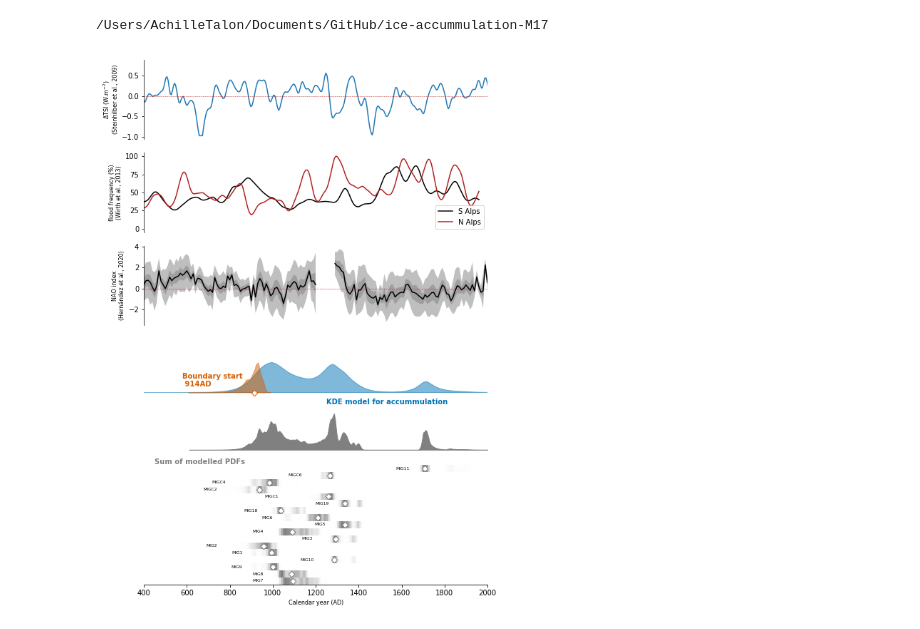
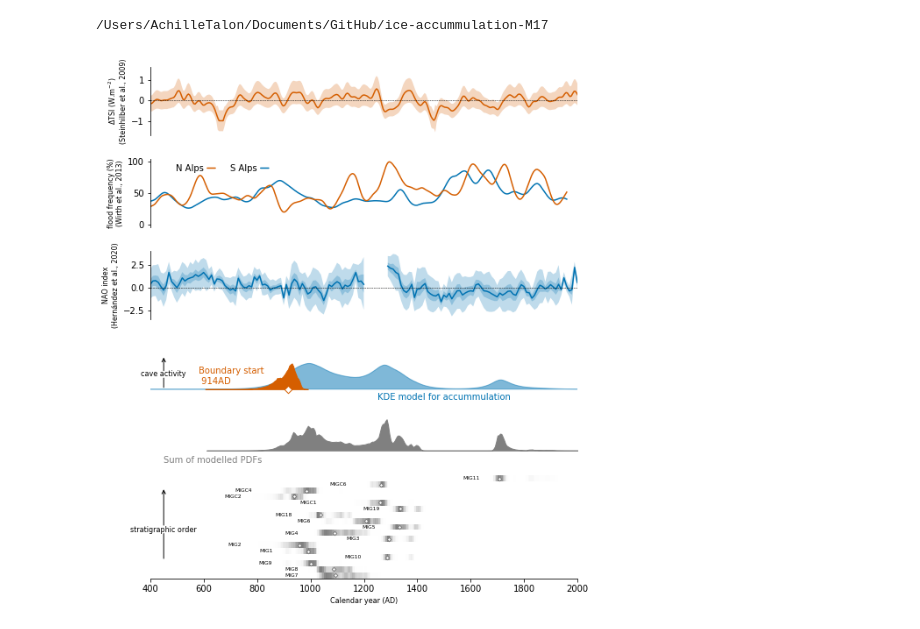
Before and after one commit to tr1813/ice-accummulation-M17, a Jupyter notebook: notebooks/oxcal_model_plotter.ipynb, the cells around one changed output. Saved outputs shown, nothing was run; the diff lists cells and outputs as text; code cells hidden in the pictures.

Commit message:
update age model plotter

```diff
--- a/notebooks/oxcal_model_plotter.ipynb
+++ b/notebooks/oxcal_model_plotter.ipynb
@@ -54,8 +54,11 @@ tsi['age_AD'] = 1950 - tsi['year_BP']
 def plotTSI(ax):
 
     # plot the data
-    ax.plot(tsi['age_AD'].to_numpy(),tsi['dTSI'].to_numpy(),label = '$\Delta$TSI')
-    ax.axhline(y=0,color = 'firebrick', lw = 0.5,ls = '--')
+    ax.plot(tsi['age_AD'].to_numpy(),tsi['dTSI'].to_numpy(),label = '$\Delta$TSI',color = colors[3])
+    ax.fill_between(tsi['age_AD'].to_numpy(),y1=tsi['dTSI'].to_numpy()-tsi['dTSI_sigma'].to_numpy(),
+                    y2 = tsi['dTSI'].to_numpy()+ tsi['dTSI_sigma'].to_numpy(),
+                    label = 'TSI',facecolor=colors[3],alpha = 0.25)
+    ax.axhline(y=0,color = 'black', lw = 0.5,ls = '--')
     # ax limits
     ax.set_xlim(400,2000)
 
@@ -77,17 +80,17 @@ def plotNAO(ax):
     # plot the data
     for nao in (nao_pre,nao_post):
 
-        ax.plot(nao['Age [a AD]'].to_numpy(),nao['NAO (median NAO value)'].to_numpy(),label = 'NAO',color = 'black')
+        ax.plot(nao['Age [a AD]'].to_numpy(),nao['NAO (median NAO value)'].to_numpy(),label = 'NAO',color = colors[0])
         #
         ax.fill_between(nao['Age [a AD]'].to_numpy(),y1=nao['Uncertainty [±] (high limit of the 50% of unce...)'].to_numpy(),
                     y2 = nao['Uncertainty [±] (low limit of the 50% of uncer...)'].to_numpy(),
-                    label = 'NAO',facecolor='grey',alpha = 0.5)
+                    label = 'NAO',facecolor=colors[0],alpha = 0.25)
         ax.fill_between(nao['Age [a AD]'].to_numpy(),y1=nao['Uncertainty [±] (high limit of the 95% of unce...)'].to_numpy(),
                     y2 = nao['Uncertainty [±] (low limit of the 95% of uncer...)'].to_numpy(),
-                    label = 'NAO',facecolor='grey', alpha = 0.5)
+                    label = 'NAO',facecolor=colors[0], alpha = 0.25)
 
 
-    ax.axhline(y=0,color = 'firebrick', lw = 0.5,ls = '--')
+    ax.axhline(y=0,color = 'black', lw = 0.5,ls = '--')
     # ax limits
     ax.set_xlim(400,2000)
 
@@ -106,8 +109,8 @@ def plotNAO(ax):
 def plotFloods(ax):
 
     # plot the data for northern and southern alps
-    ax.plot(floods['age_AD'].to_numpy(),floods['s_alps'].to_numpy(),color = 'black', label = 'S Alps')
-    ax.plot(floods['age_AD'].to_numpy(),floods['n_alps'].to_numpy(),color = 'firebrick',label = 'N Alps')
+    ax.plot(floods['age_AD'].to_numpy(),floods['s_alps'].to_numpy(),color = colors[0], label = 'S Alps')
+    ax.plot(floods['age_AD'].to_numpy(),floods['n_alps'].to_numpy(),color = colors[3],label = 'N Alps')
 
     # axis limits
     ax_flood.set_xlim(400,2000)
@@ -122,12 +125,12 @@ def plotFloods(ax):
     ax.xaxis.set_tick_params(bottom=False)
     ax.set_ylabel("flood frequency (%)\n(Wirth et al., 2013)",**{'size':8})
 
-    # axis legend
-    ax.legend(loc='best')
+    ax.annotate("S Alps",(850,90),(800,90),ha = 'right',arrowprops=dict(arrowstyle="-",color = colors[0],lw = 1.5),va = 'center')
+    ax.annotate("N Alps",(650,90),(600,90),ha = 'right',arrowprops=dict(arrowstyle="-",color = colors[3],lw = 1.5),va = 'center')
 
     return ax
 # %%
-fig = plt.figure( figsize = (8,11))
+fig = plt.figure( figsize = (8,9))
 
 gs = GridSpec(6, 1, height_ratios=[1,1,1, 0.75, 0.5, 1.5])
 
@@ -150,46 +153,54 @@ ax1 = fig.add_subplot(gs[3])
 
 # plot KDE model with boundaries
 KDE_plot,med = ox.FillBetween(ax1,kde_M17,color = colors[0],**{'alpha':0.5})
-ax1.text(1250,-0.2,'KDE model for accummulation', color =colors[0],fontweight = 'bold')
+ax1.text(1250,-0.2,'KDE model for accummulation', color =colors[0])
 ax1.set_ylim(0,2)
 
+ax1.text(450,0.8,"cave activity",size = 8,ha='center',va = 'center')
+ax1.annotate("",(450,1.5),(450,0.85), arrowprops=dict(arrowstyle="->"))
+ax1.annotate("",(450,0.7),(450,0.2), arrowprops=dict(arrowstyle="-"))
 
-s_plot,s_med = ox.FillBetween(ax1,start_M17,median=True,color = colors[3],**{'alpha':0.5})
-#e_plot,e_med = fillBetween(ax2,end_M17,median = True,color = colors[1])
 
-ax1.text(580,0.4,'Boundary start\n {:.0f}AD'.format(s_med), color =colors[3],fontweight = 'bold')
+s_plot,s_med = ox.FillBetween(ax1,start_M17,median=True,color = colors[3])
+
+ax1.text(580,0.4,'Boundary start\n {:.0f}AD'.format(s_med), color =colors[3])
 
 ax4 = fig.add_subplot(gs[4])
 sum_m17 = ox.FillBetween(ax4,M17['ocd'][4],color = 'grey')
-ax4.text(450,-0.2,'Sum of modelled PDFs', color ='grey',fontweight = 'bold')
+ax4.text(450,-0.2,'Sum of modelled PDFs', color ='grey')
 
 
 # plot the simplified PDFs.
 ax3 = fig.add_subplot(gs[5])
 
 for c,date in enumerate(M17['ocd'][8:-1]):
     d = ox.MakeRects(ax3,date,c,facecolor = 'grey')
     ax3.text(date['posterior']['start']-20,c+0.5,s=date['name'],size = 6,va='center', ha = 'right')
-    ax3.scatter([float(date['posterior']['median'])],[c+0.5],marker ='D',facecolor = 'white',edgecolor='grey',zorder = 100)
+    ax3.scatter([float(date['posterior']['median'])],[c+0.5],marker ='D',facecolor = 'white',edgecolor='grey',s=10,zorder = 100)
+
+ax3.text(450,8,"stratigraphic order",size = 8,ha='center',va = 'center')
+ax3.annotate("",(450,15),(450,8.5), arrowprops=dict(arrowstyle="->"))
+ax3.annotate("",(450,7.7),(450,3), arrowprops=dict(arrowstyle="-"))
+
 ax3.set_xlabel('Calendar year (AD)',**{'size':8})
 
 ax3.set_ylim(0,17)
 
 for ax in (ax1,ax4):
     ax.spines['bottom'].set_visible(False)
     ax.xaxis.set_ticklabels([])
     ax.xaxis.set_tick_params(bottom=False)
 
 for ax in (ax1,ax3,ax4):
     ax.spines['top'].set_visible(False)
     ax.spines['left'].set_visible(False)
     ax.spines['right'].set_visible(False)
     ax.yaxis.set_ticklabels([])
     ax.yaxis.set_tick_params(left=False)
     ax.set_xlim(400,2000)
 
 plt.tight_layout()
 plt.savefig('outputs/age_model.pdf',dpi = 300)
 plt.show()
 # %% [output]
-[figure, old version]
+[figure, new version]
```
Also changed, not shown: 1 other file.
